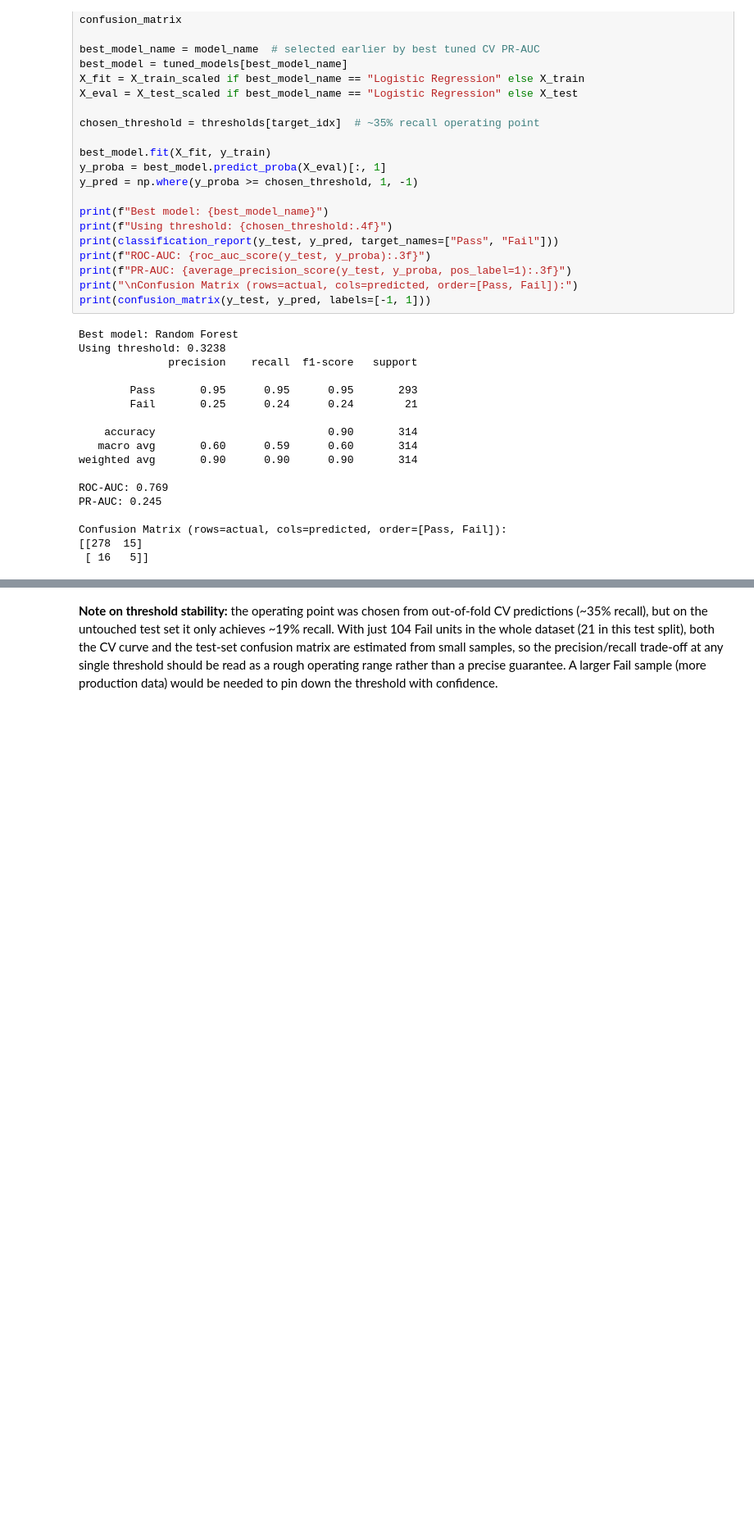
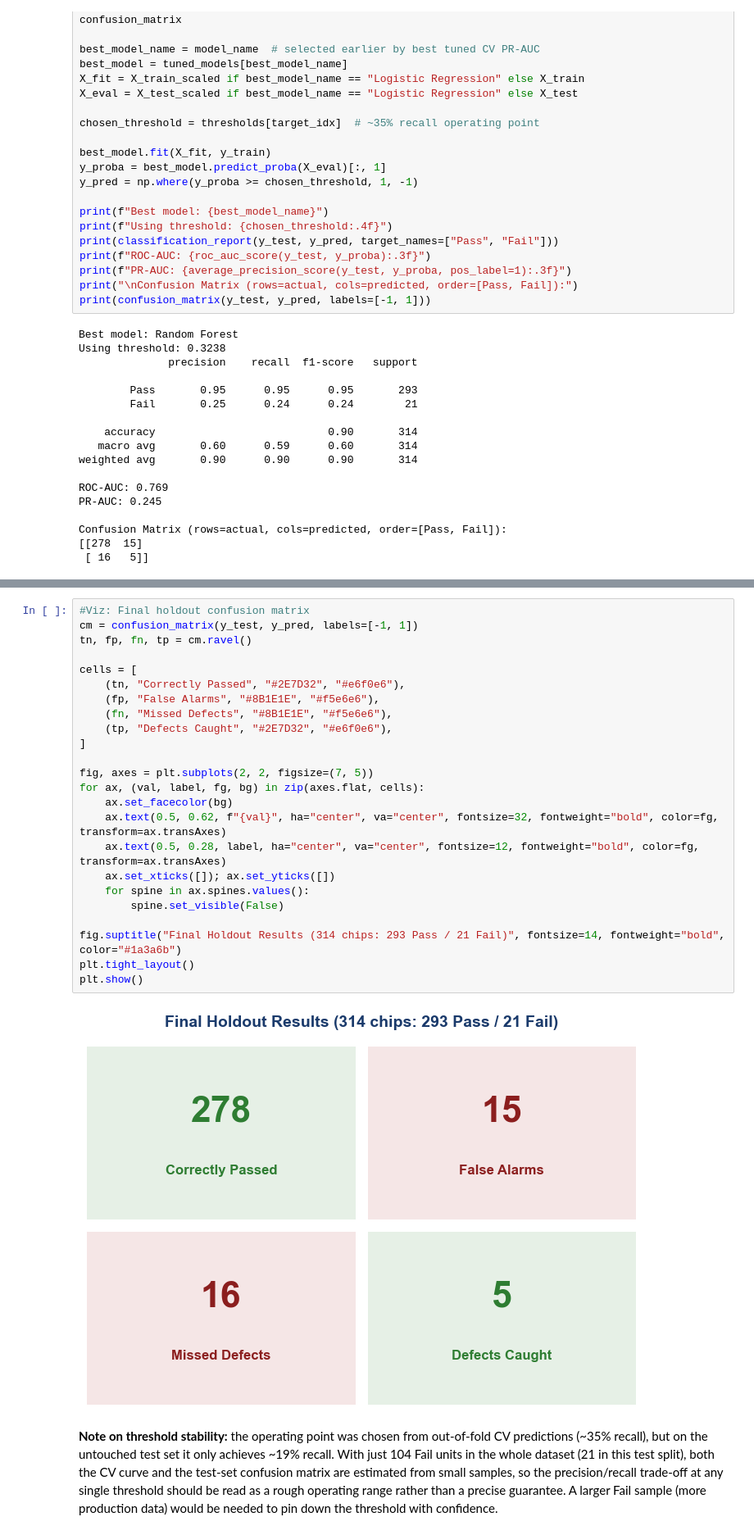
Before and after one commit to ilsecaher/MSDS696_Data_Science_Practicum_II, a Jupyter notebook: MSDS696_Data_Science_Practicum_II - Ilse Severance.ipynb, the cells around one changed output, grey strips where cells are left out. Shown at 82% size. Cells and saved outputs as stored; diff of their text form; blank space fills up the shorter version.

```diff
--- a/MSDS696_Data_Science_Practicum_II - Ilse Severance.ipynb
+++ b/MSDS696_Data_Science_Practicum_II - Ilse Severance.ipynb
@@ -1044,3 +1073,29 @@ Confusion Matrix (rows=actual, cols=predicted, order=[Pass, Fail]):
+# %%
+#Viz: Final holdout confusion matrix
+cm = confusion_matrix(y_test, y_pred, labels=[-1, 1])
+tn, fp, fn, tp = cm.ravel()
+
+cells = [
+    (tn, "Correctly Passed", "#2E7D32", "#e6f0e6"),
+    (fp, "False Alarms", "#8B1E1E", "#f5e6e6"),
+    (fn, "Missed Defects", "#8B1E1E", "#f5e6e6"),
+    (tp, "Defects Caught", "#2E7D32", "#e6f0e6"),
+]
+
+fig, axes = plt.subplots(2, 2, figsize=(7, 5))
+for ax, (val, label, fg, bg) in zip(axes.flat, cells):
+    ax.set_facecolor(bg)
+    ax.text(0.5, 0.62, f"{val}", ha="center", va="center", fontsize=32, fontweight="bold", color=fg, transform=ax.transAxes)
+    ax.text(0.5, 0.28, label, ha="center", va="center", fontsize=12, fontweight="bold", color=fg, transform=ax.transAxes)
+    ax.set_xticks([]); ax.set_yticks([])
+    for spine in ax.spines.values():
+        spine.set_visible(False)
+
+fig.suptitle("Final Holdout Results (314 chips: 293 Pass / 21 Fail)", fontsize=14, fontweight="bold", color="#1a3a6b")
+plt.tight_layout()
+plt.show()
+# %% [output]
+[figure, added]
 # %% [markdown]
 **Note on threshold stability:** the operating point was chosen from out-of-fold CV predictions (~35% recall), but on the untouched test set it only achieves ~19% recall. With just 104 Fail units in the whole dataset (21 in this test split), both the CV curve and the test-set confusion matrix are estimated from small samples, so the precision/recall trade-off at any single threshold should be read as a rough operating range rather than a precise guarantee. A larger Fail sample (more production data) would be needed to pin down the threshold with confidence.
 # %% [markdown]
```
Also changed, not shown: parts of 2 cells of this notebook.
